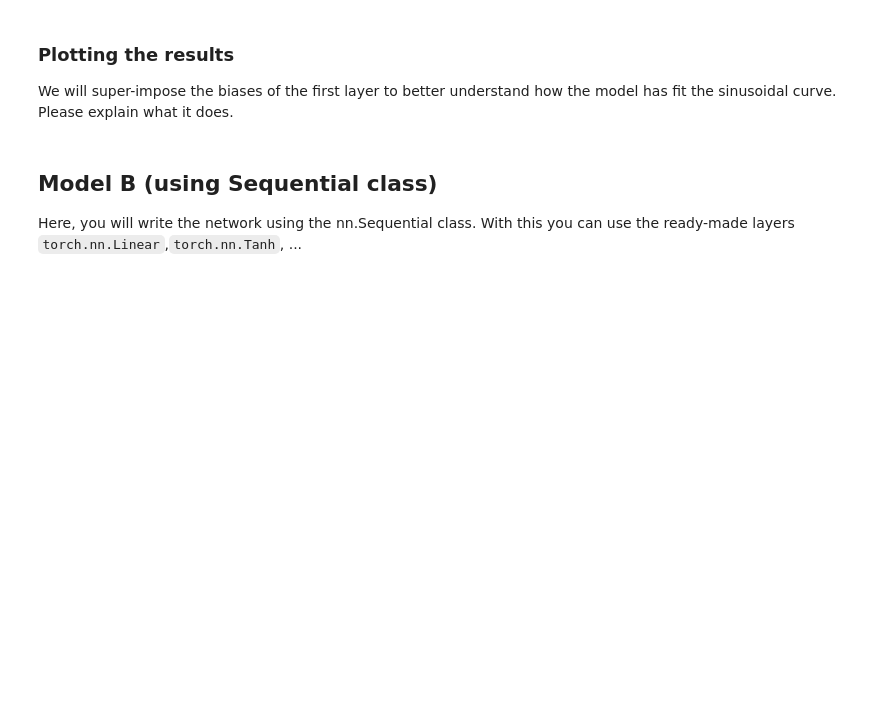
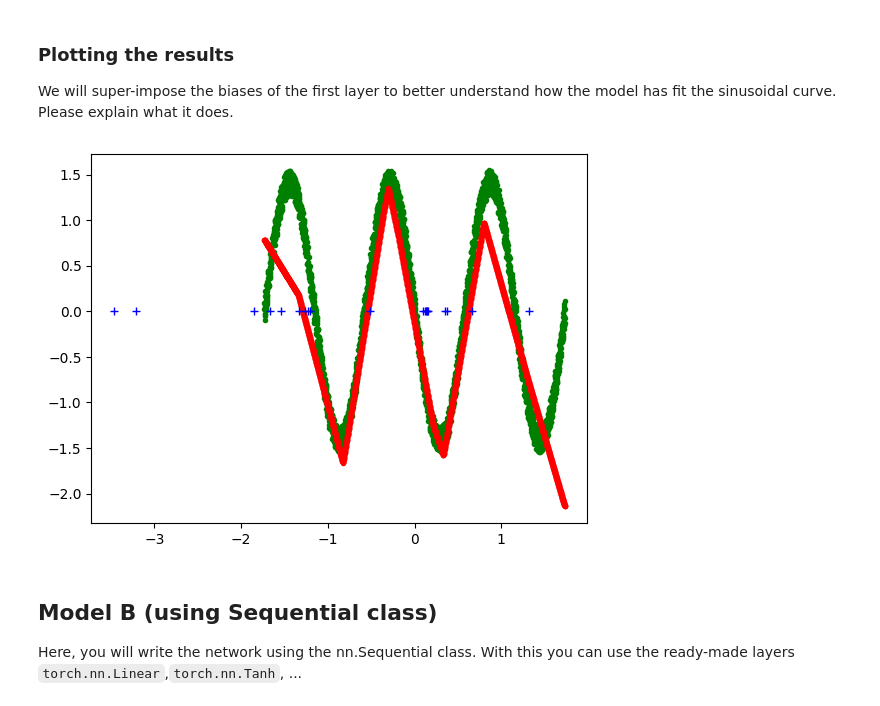
Before and after one commit to MaximeGirard/SD-TSIA203, a Jupyter notebook: Lab_DL__MLP_REG__pytorch_model123__sinus__2023_05_10__student.ipynb, the cells around one changed output. Cells and saved outputs as stored; diff of their text form; code cells hidden in the pictures; blank space fills up the shorter version.

````diff
--- a/Lab_DL__MLP_REG__pytorch_model123__sinus__2023_05_10__student.ipynb
+++ b/Lab_DL__MLP_REG__pytorch_model123__sinus__2023_05_10__student.ipynb
@@ -128,8 +132,8 @@ print('size of y_data:', y_data.size())
 We standardize the input data (substract mean and divide by standard-deviation)
 # %%
 # --- START CODE HERE
-x_data = ...
-y_data = ...
+x_data = (x_data - x_data.mean())/x_data.std()
+y_data = (y_data - y_data.mean())/y_data.std()
 # --- END CODE HERE
 # %% [markdown]
 ## Hyper-parameters definition
@@ -159,10 +163,10 @@
 **Note**: In order to avoid neuron saturation and that all the neurons learn the same thing, the matrix should be initialized to a small random value (see https://pytorch.org/docs/stable/generated/torch.nn.Linear.html for details). Because of this, W1 and W2 should be first define as small random; **then** set to ```requires_grad=True```.
 # %%
 # --- START CODE HERE
-W1 = ...
-b1 = ...
-W2 = ...
-b2 = ...
+W1 = torch.randn(n_in, n_h, requires_grad=True)
+b1 = torch.randn(n_h, requires_grad=True)
+W2 = torch.randn(n_h, n_out, requires_grad=True)
+b2 = torch.randn(n_out, requires_grad=True)
 # --- END CODE HERE
 # %% [markdown]
 ### Define the model
@@ -170,12 +174,13 @@ b2 = ...
 We will denote by ```H``` the pre-activation (value before the non-linearity) and by ```A``` the activation (value after the non-linearity).
 # %%
 def model(X):
-
     # --- H is the results of the first projection
     # --- H is then transformed by a non-linearity to A
 
     # --- START CODE HERE
-    ...
+    H = torch.mm(X, W1) + b1
+    A = torch.relu(H)
+    y_pred = torch.mm(A, W2) + b2
     # --- END CODE HERE
     return y_pred
 # %% [markdown]
@@ -189,7 +194,8 @@ for epoch in range(0, nb_epoch):
     # --- X (m, n_in)
     # --- Y (m, n_out)
     # --- START CODE HERE
-    ...
+    y_pred = model(x_data)
+    loss = torch.mean((y_pred - y_data)**2)
     # --- END CODE HERE
 
     if epoch % 1000 == 0:
@@ -199,7 +205,10 @@ for epoch in range(0, nb_epoch):
 
     with torch.no_grad():
         # --- START CODE HERE
-        ...
+        W1 -= learning_rate_alpha * W1.grad
+        b1 -= learning_rate_alpha * b1.grad
+        W2 -= learning_rate_alpha * W2.grad
+        b2 -= learning_rate_alpha * b2.grad
         # --- END CODE HERE
         W1.grad.zero_()
         b1.grad.zero_()
@@ -212,9 +242,11 @@ We will super-impose the biases of the first layer to better understand how the
 # %%
 # ----------------
 plt.plot(x_data.numpy(), y_data.numpy(), 'g.');
 plt.plot(x_data.numpy(), y_pred.detach().numpy(), 'r.');
 # super-impose the biases of the first layer
-plt.plot(b1.detach().numpy(), np.zeros((10,1)), 'b+');
+plt.plot(b1.detach().numpy(), np.zeros((20,1)), 'b+');
+# %% [output]
+[figure, added]
 # %% [markdown]
 ## Model B (using Sequential class)
 
````
Also changed, not shown: parts of 11 cells of this notebook, 2 other files.
